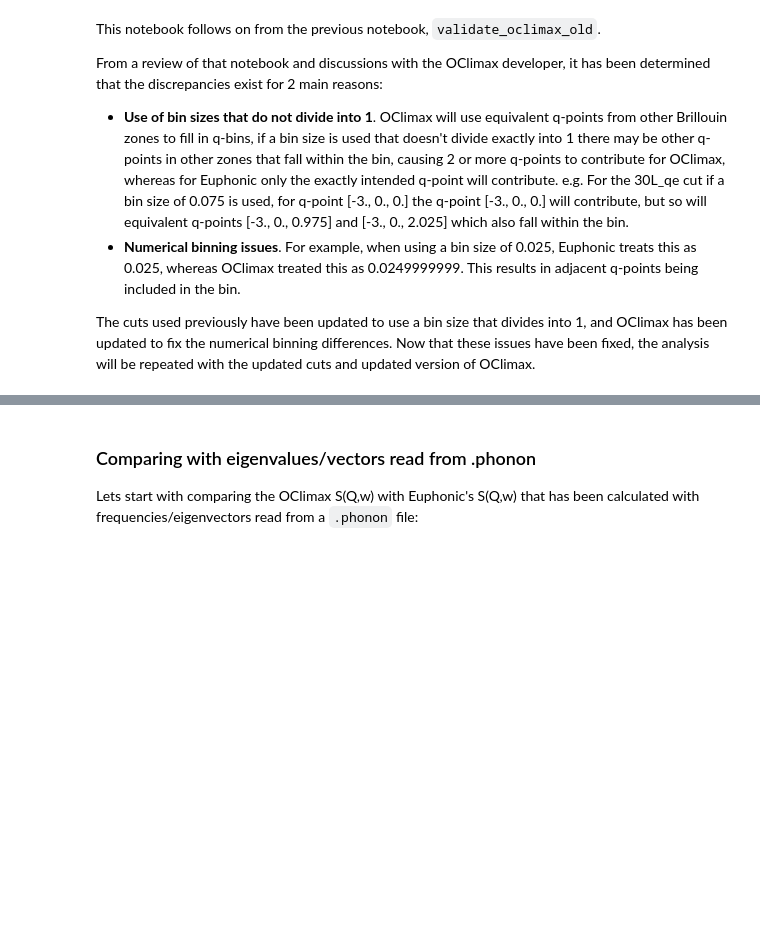
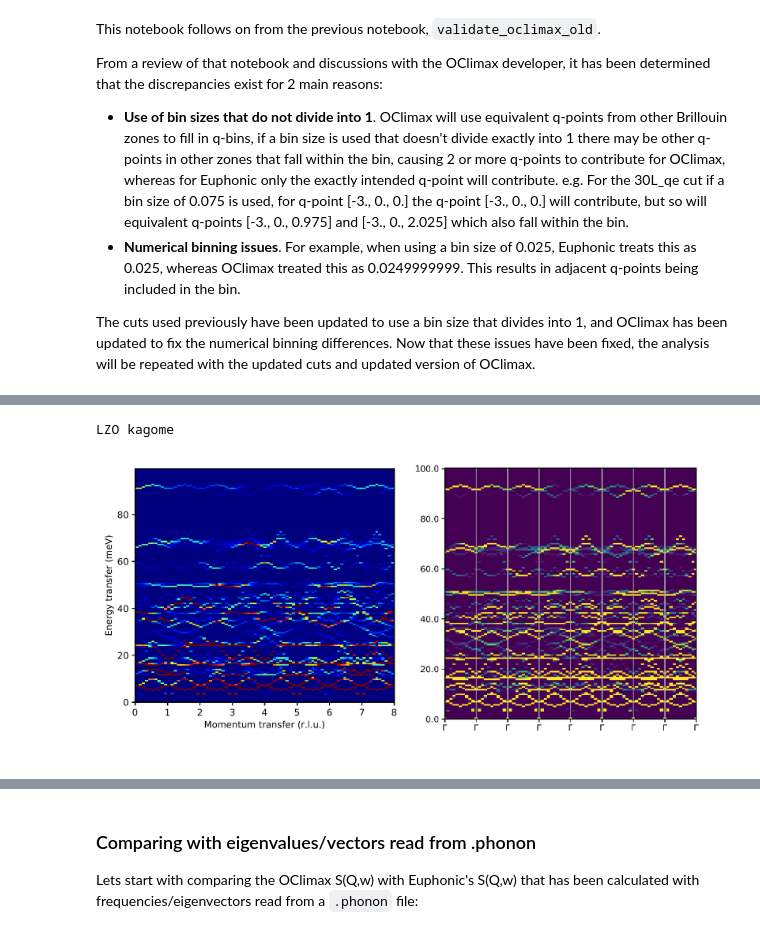
Before and after one commit to pace-neutrons/euphonic-validation, a Jupyter notebook: shared/compare_data/validate_oclimax.ipynb, the cells around one changed output, grey strips where cells are left out. Saved outputs shown, nothing was run; the diff lists cells and outputs as text; code cells hidden in the pictures; blank space fills up the shorter version.

```diff
--- a/shared/compare_data/validate_oclimax.ipynb
+++ b/shared/compare_data/validate_oclimax.ipynb
@@ -39,0 +35,6 @@ By just looking at the S(Q,w) plots for both OClimax (left) and Euphonic (left)
+# %%
+print('LZO kagome')
+Image(filename='images/lzo_kagome.png')
+# %% [output]
+LZO kagome
+[figure, added]
```
Also changed, not shown: parts of 12 cells of this notebook, 4 other files.
